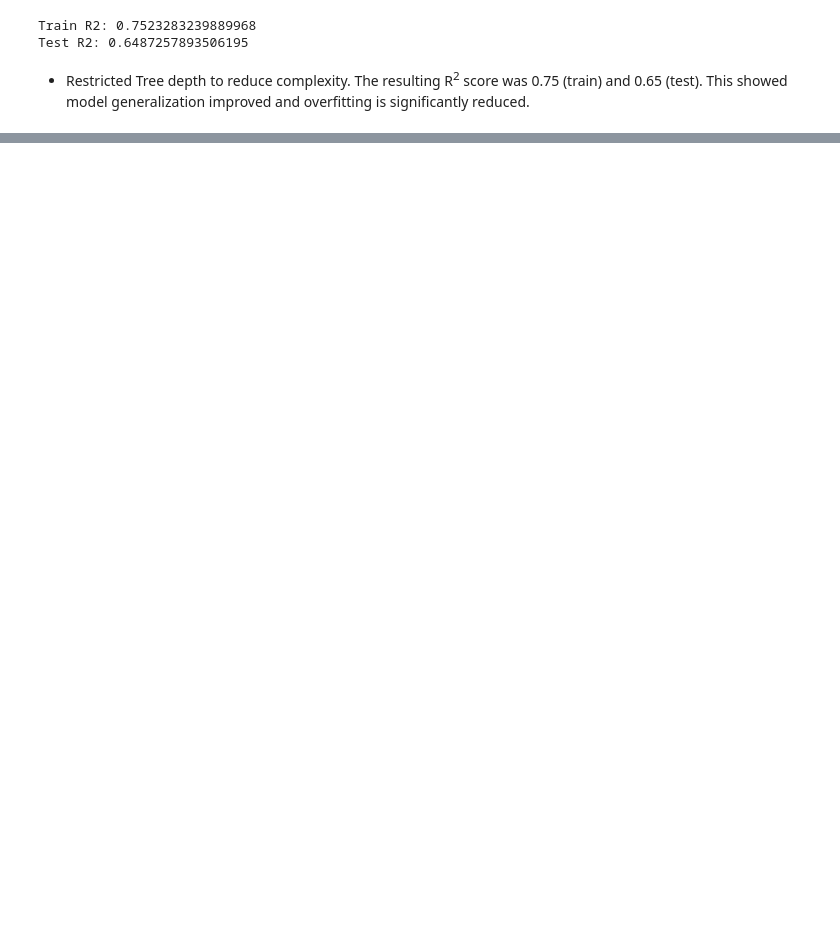
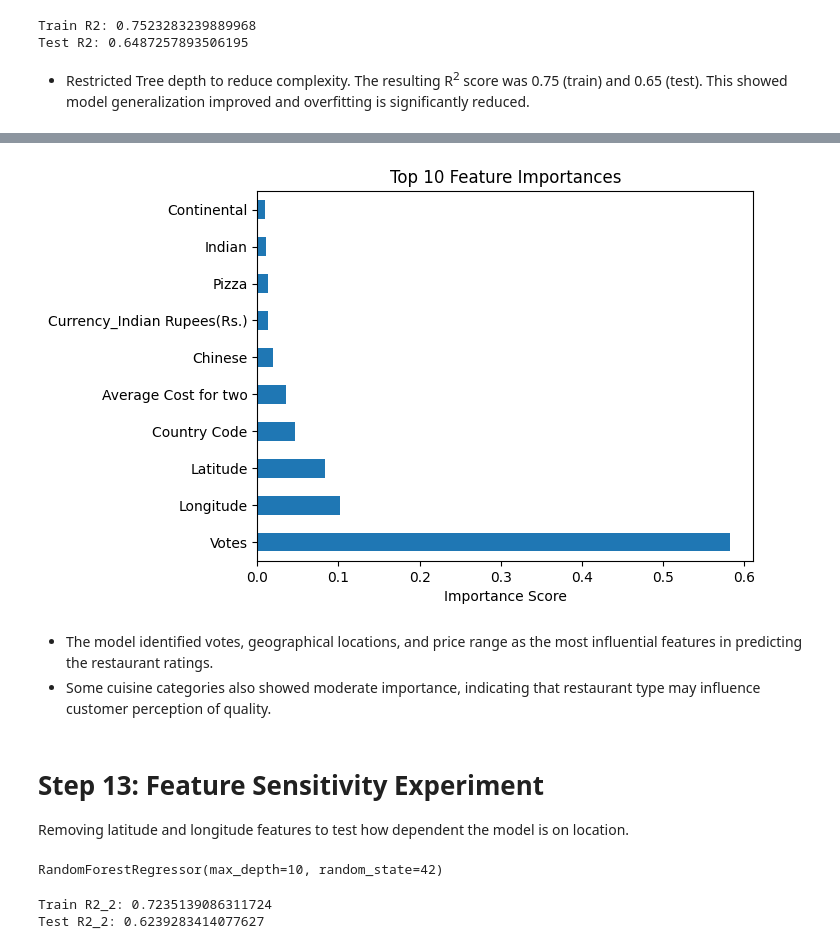
Before and after one commit to RSurfer90/restaurant-data-science-projects, a Jupyter notebook: rating_prediction/restaurant_rating_prediction.ipynb, the cells around one changed output, grey strips where cells are left out. Cells and saved outputs as stored; diff of their text form; code cells hidden in the pictures; blank space fills up the shorter version.

```diff
--- a/01_data_understanding.ipynb
+++ b/rating_prediction/restaurant_rating_prediction.ipynb
@@ -3,9 +33,8 @@
 
 In this section, we load the dataset and inspect its structure.
 # %%
-import pandas as pd
 
-df = pd.read_csv('data/Dataset.csv')
+df = pd.read_csv('../data/Dataset.csv')
 
 df.shape
 # %% [output]
@@ -464,0 +509,7 @@ Test R2: 0.6487257893506195
+# %%
+feature_importances = pd.Series(
+    rf_tuned.feature_importances_,
+    index = X_train.columns
+).sort_values(ascending = False)
+
+feature_importances.head(10)
@@ -464,0 +528,14 @@ Test R2: 0.6487257893506195
+# %%
+feature_importances.head(10).plot(kind = 'barh')
+plt.title('Top 10 Feature Importances')
+plt.xlabel('Importance Score')
+plt.show()
+# %% [output]
+[figure, added]
+# %% [markdown]
+- The model identified votes, geographical locations, and price range as the most influential features in predicting the restaurant ratings.
+- Some cuisine categories also showed moderate importance, indicating that restaurant type may influence customer perception of quality.
+# %% [markdown]
+# Step 13: Feature Sensitivity Experiment
+
+Removing latitude and longitude features to test how dependent the model is on location.
@@ -464,0 +549,21 @@ Test R2: 0.6487257893506195
+# %%
+rf_no_location = RandomForestRegressor(
+    n_estimators=100,
+    max_depth=10,
+    random_state=42
+)
+
+rf_no_location.fit(X_train2, y_train2)
+# %% [output]
+RandomForestRegressor(max_depth=10, random_state=42)
+# %%
+y_pred2 = rf_no_location.predict(X_test2)
+
+train_r2_2 = r2_score(y_train2, rf_no_location.predict(X_train2))
+test_r2_2 = r2_score(y_test2, y_pred2)
+
+print('Train R2_2:', train_r2_2)
+print('Test R2_2:', test_r2_2)
+# %% [output]
+Train R2_2: 0.7235139086311724
+Test R2_2: 0.6239283414077627
```
Also changed, not shown: parts of 37 cells of this notebook, 4 other files.
